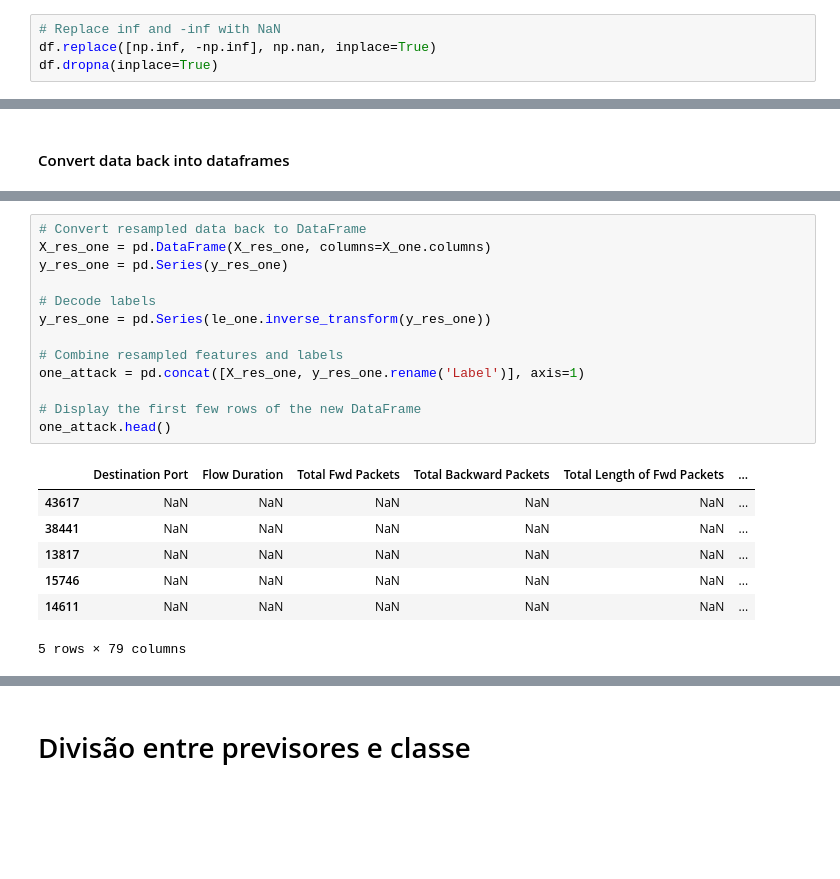
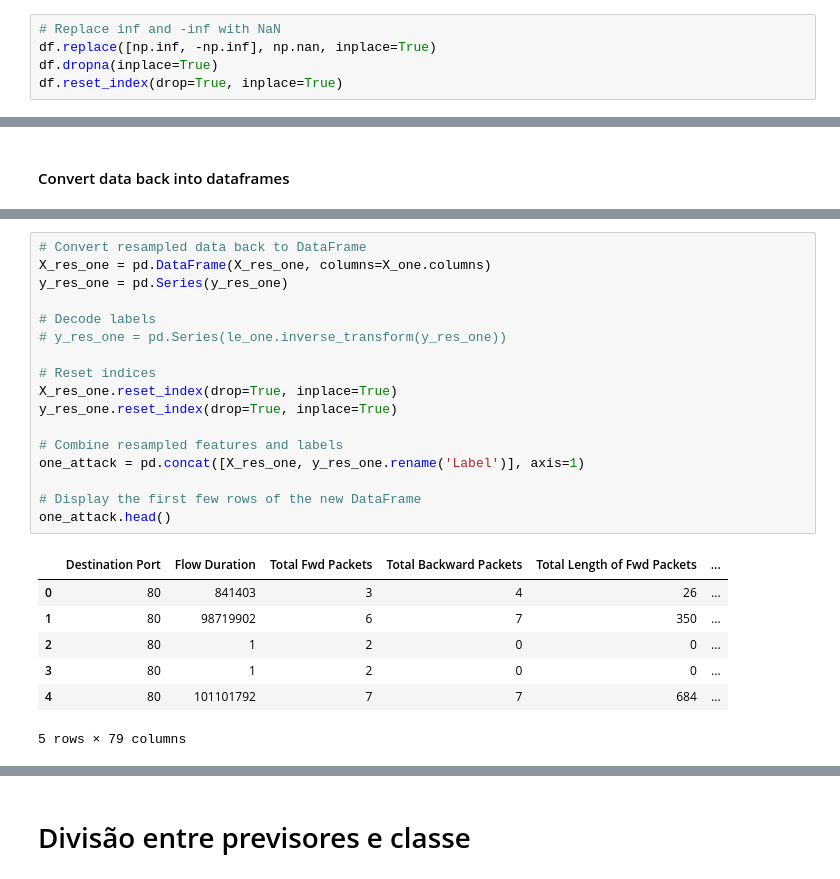
Before and after one commit to andresrocha03/machine_learning, a Jupyter notebook: reinforcement_learning/tabular_data/pre_processing/Pre_processing.ipynb, the cells around one changed output, grey strips where cells are left out. Saved outputs shown, nothing was run; the diff lists cells and outputs as text; blank space fills up the shorter version.

```diff
--- a/reinforcement_learning/tabular_data/pre_processing/Pre_processing.ipynb
+++ b/reinforcement_learning/tabular_data/pre_processing/Pre_processing.ipynb
@@ -87,6 +78,7 @@ Name: count, dtype: int64
 # Replace inf and -inf with NaN
 df.replace([np.inf, -np.inf], np.nan, inplace=True)
 df.dropna(inplace=True)
+df.reset_index(drop=True, inplace=True)
 # %%
 df.info()
 # %% [output]
@@ -213,23 +251,27 @@ multiple_attacks.head()
 # %%
 # Convert resampled data back to DataFrame
 X_res_one = pd.DataFrame(X_res_one, columns=X_one.columns)
 y_res_one = pd.Series(y_res_one)
 
 # Decode labels
-y_res_one = pd.Series(le_one.inverse_transform(y_res_one))
+# y_res_one = pd.Series(le_one.inverse_transform(y_res_one))
+
+# Reset indices
+X_res_one.reset_index(drop=True, inplace=True)
+y_res_one.reset_index(drop=True, inplace=True)
 
 # Combine resampled features and labels
 one_attack = pd.concat([X_res_one, y_res_one.rename('Label')], axis=1)
 
 # Display the first few rows of the new DataFrame
 one_attack.head()
 # %% [output]
 |  | Destination Port | Flow Duration | Total Fwd Packets | Total Backward Packets | Total Length of Fwd Packets | ... |
-| 43617 | NaN | NaN | NaN | NaN | NaN | ... |
-| 38441 | NaN | NaN | NaN | NaN | NaN | ... |
-| 13817 | NaN | NaN | NaN | NaN | NaN | ... |
-| 15746 | NaN | NaN | NaN | NaN | NaN | ... |
-| 14611 | NaN | NaN | NaN | NaN | NaN | ... |
+| 0 | 80 | 841403 | 3 | 4 | 26 | ... |
+| 1 | 80 | 98719902 | 6 | 7 | 350 | ... |
+| 2 | 80 | 1 | 2 | 0 | 0 | ... |
+| 3 | 80 | 1 | 2 | 0 | 0 | ... |
+| 4 | 80 | 101101792 | 7 | 7 | 684 | ... |
 5 rows × 79 columns
 # %%
 print(multiple_attacks['Label'].value_counts(),one_attack['Label'].value_counts())
```
Also changed, not shown: parts of 29 cells of this notebook.
